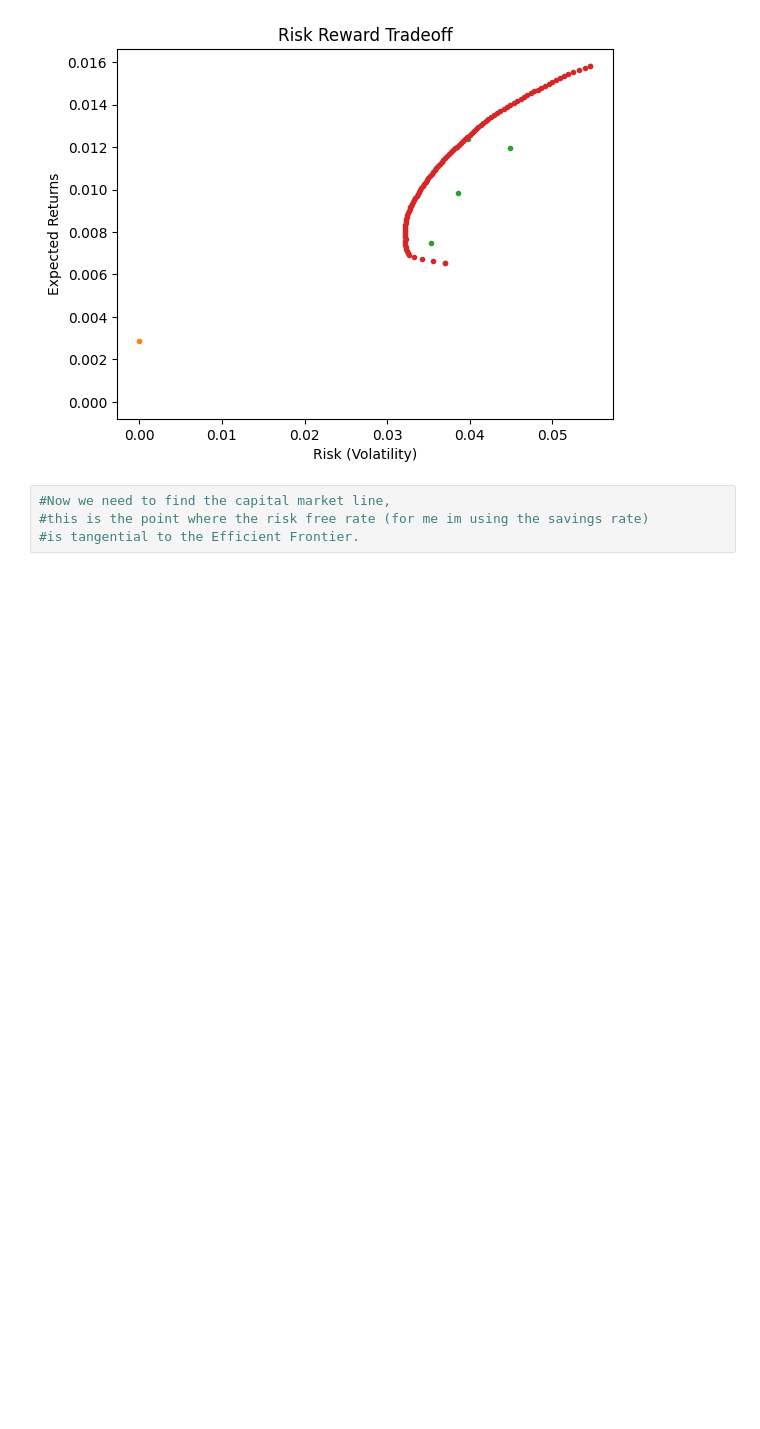
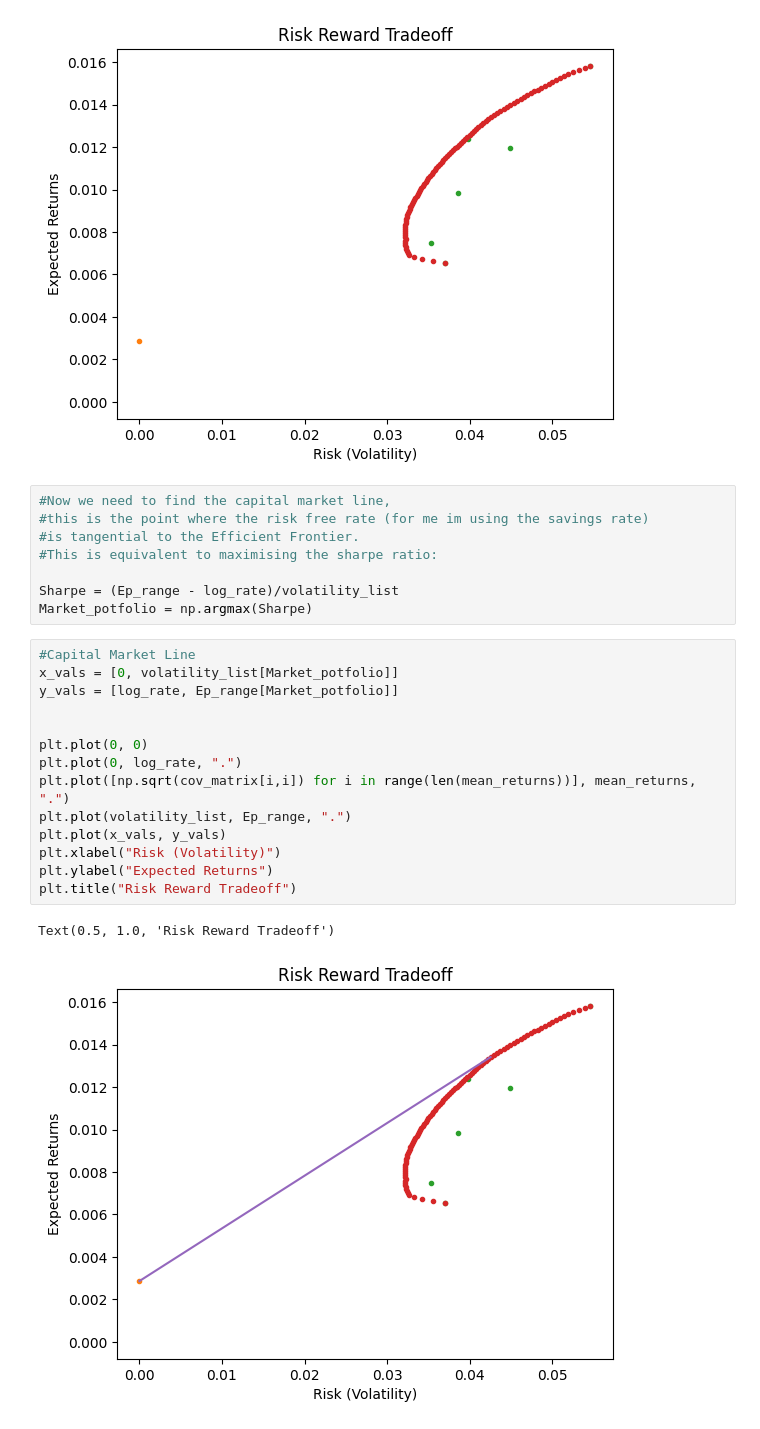
Before and after one commit to D-Malhotra/Portfolio-Theory, a Jupyter notebook: EffFront.ipynb, the cells around one changed output. Cells and saved outputs as stored; diff of their text form; blank space fills up the shorter version.

Commit message:
added the capital market line and thus the market portfolio

```diff
--- a/EffFront.ipynb
+++ b/EffFront.ipynb
@@ -129,3 +129,24 @@ Text(0.5, 1.0, 'Risk Reward Tradeoff')
 #Now we need to find the capital market line,
 #this is the point where the risk free rate (for me im using the savings rate)
 #is tangential to the Efficient Frontier.
+#This is equivalent to maximising the sharpe ratio:
+
+Sharpe = (Ep_range - log_rate)/volatility_list
+Market_potfolio = np.argmax(Sharpe)
+# %%
+#Capital Market Line
+x_vals = [0, volatility_list[Market_potfolio]]
+y_vals = [log_rate, Ep_range[Market_potfolio]]
+
+
+plt.plot(0, 0)
+plt.plot(0, log_rate, ".")
+plt.plot([np.sqrt(cov_matrix[i,i]) for i in range(len(mean_returns))], mean_returns, ".")
+plt.plot(volatility_list, Ep_range, ".")
+plt.plot(x_vals, y_vals)
+plt.xlabel("Risk (Volatility)")
+plt.ylabel("Expected Returns")
+plt.title("Risk Reward Tradeoff")
+# %% [output]
+Text(0.5, 1.0, 'Risk Reward Tradeoff')
+[figure, added]
```
Also changed, not shown: parts of 1 cell of this notebook.
